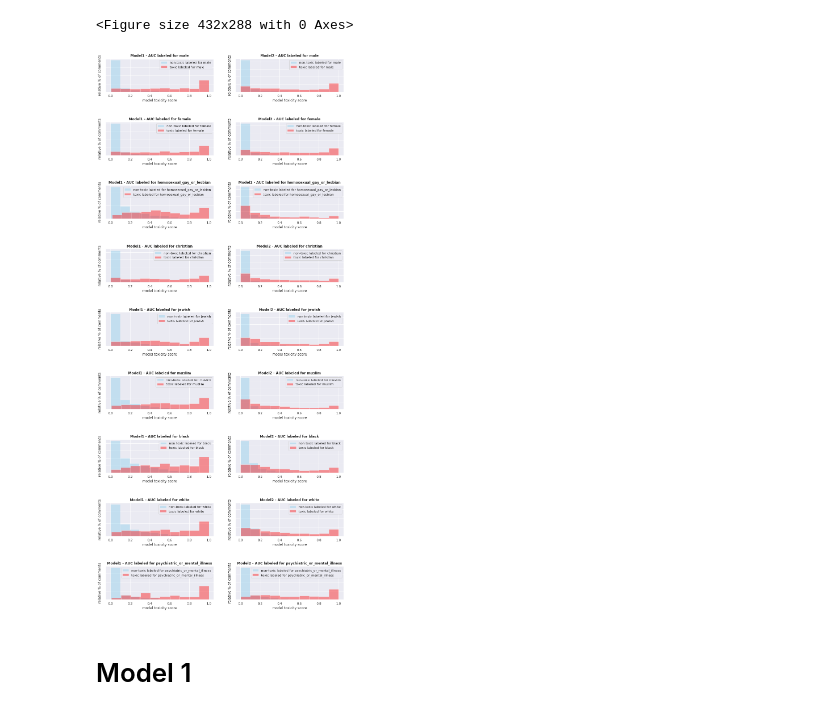
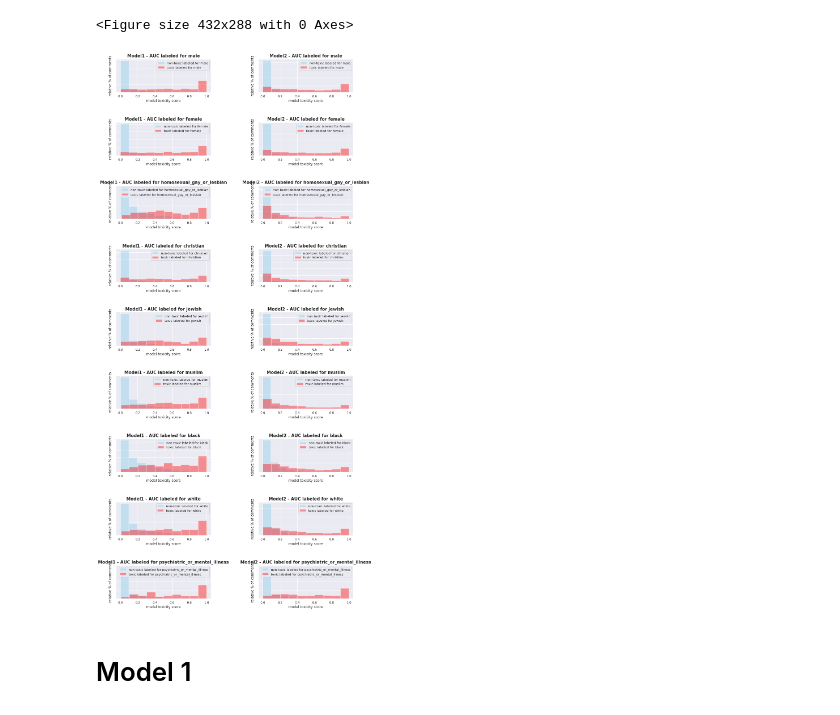
Before and after one commit to cbikkanur/MIDS_W266_NLP, a Jupyter notebook: FinalProject/Jigsaw_Bert_EDA.ipynb, the cells around one changed output. Saved outputs shown, nothing was run; the diff lists cells and outputs as text; code cells hidden in the pictures.

```diff
--- a/FinalProject/Jigsaw_Bert_EDA.ipynb
+++ b/FinalProject/Jigsaw_Bert_EDA.ipynb
@@ -318,45 +202,42 @@ plot_hist_subplot_9(data, [ 'male', 'female', 'homosexual_gay_or_lesbian', 'chri
 def plot_hist_subplot_9_2(df1, df2, identities, MODEL_NAME1, MODEL_NAME2):
   NUM_BINS=10
   fig = plt.figure(figsize=(15, 35))
-  fig.subplots_adjust(hspace=0.9, wspace=0.2)
+  fig.subplots_adjust(hspace=0.9, wspace=0.5)
   odd_columns = [1,3,5,7,9,11,13,15,17]
   even_columns = [2,4,6,8,10,12,14,16,18]
   for i in range(1,19):
       if i in odd_columns:
         identity = identities[odd_columns.index(i)]
         toxic_scores = df1.query(identity + ' == True & target == True')[MODEL_NAME1]
         non_toxic_scores = df1.query(identity + ' == True & target == False')[MODEL_NAME1]
         description = 'labeled for ' + identity
 
         ax = fig.add_subplot(9, 2, i)
         sns.distplot(non_toxic_scores, norm_hist=True, bins=NUM_BINS, color="skyblue", label='non-toxic ' + description, kde=False, ax=ax)
         sns.distplot(toxic_scores, norm_hist=True, bins=NUM_BINS, color="red", label='toxic ' + description, kde=False, ax=ax)
         ax.set(xlabel='model toxicity score', ylabel='relative % of comments', yticklabels=[])
-        ax.set_title(label='Model1 - AUC ' + description, fontweight="bold")
+        ax.set_title(label='Model1 - AUC ' + description, fontweight="bold", fontsize=15)
         plt.legend()
       else:
         identity = identities[even_columns.index(i)]
         toxic_scores = df2.query(identity + ' == True & target == True')[MODEL_NAME2]
         non_toxic_scores = df2.query(identity + ' == True & target == False')[MODEL_NAME2]
         description = 'labeled for ' + identity
 
         ax = fig.add_subplot(9, 2, i)
         sns.distplot(non_toxic_scores, norm_hist=True, bins=NUM_BINS, color="skyblue", label='non-toxic ' + description, kde=False, ax=ax)
         sns.distplot(toxic_scores, norm_hist=True, bins=NUM_BINS, color="red", label='toxic ' + description, kde=False, ax=ax)
         ax.set(xlabel='model toxicity score', ylabel='relative % of comments', yticklabels=[])
-        ax.set_title(label='Model2 - AUC ' + description, fontweight="bold")
+        ax.set_title(label='Model2 - AUC ' + description, fontweight="bold", fontsize=15)
         plt.legend()
 
-  #ax.legend(bbox_to_anchor=(1.05, 0), loc='lower left', borderaxespad=0.)
-  #plt.figure()
-  #plt.savefig('/content/drive/My Drive/Jigsaw/BERT_data/9_histos2.png', bbox_inches='tight')
   fig.savefig('/content/drive/My Drive/Jigsaw/BERT_data/9_histos3.png')
 
 
 
 plot_hist_subplot_9_2(data, data_unbiased, [ 'male', 'female', 'homosexual_gay_or_lesbian', 'christian', 'jewish', 'muslim', 'black', 'white', 'psychiatric_or_mental_illness'], 'Model1', 'Model2' )
 # %% [output]
-[figure, old version]
+[figure, new version]
 # %% [markdown]
 # Model 1
 # %%
```
Also changed, not shown: parts of 8 cells of this notebook.
